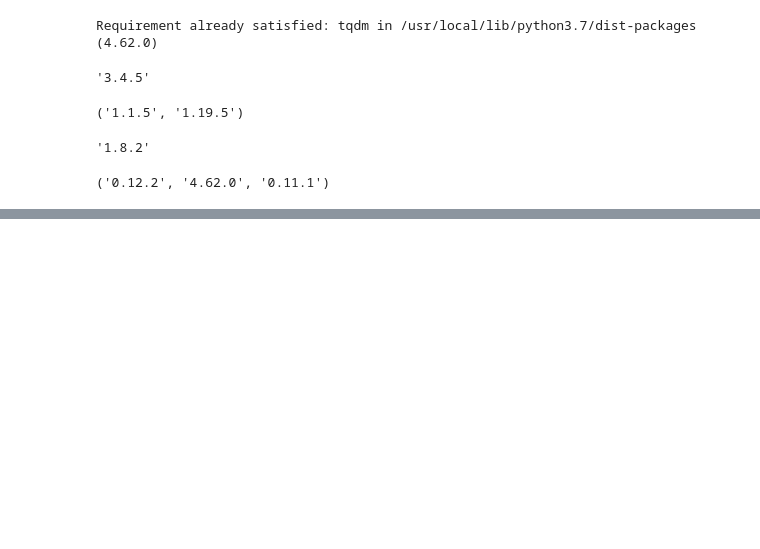
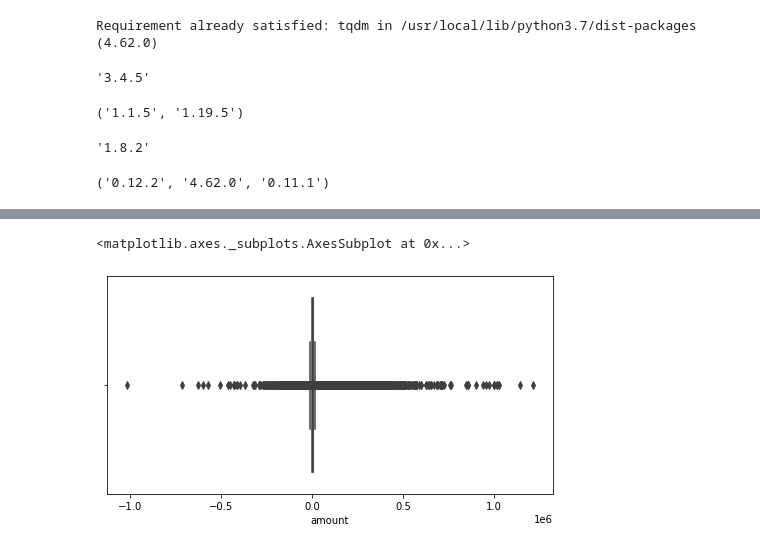
Before and after one commit to HWANG-HOE-SUN/Code-, a Jupyter notebook: 상점_신용카드매출_Solution필사.ipynb, the cells around one changed output, grey strips where cells are left out. Drawn from its saved outputs; the diff is of its cells as text; code cells hidden in the pictures; blank space fills up the shorter version.

```diff
--- a/상점_신용카드매출_Solution필사.ipynb
+++ b/상점_신용카드매출_Solution필사.ipynb
@@ -127,0 +168,3 @@ statsmodels.__version__, tqdm.__version__, sns.__version__
+# %%
+train = train.drop(['region','type_of_business'],axis=1)
+train.head()
@@ -127,0 +178,8 @@ statsmodels.__version__, tqdm.__version__, sns.__version__
+# %%
+### 매출액 이상치 확인
+
+plt.figure(figsize=(8,4))
+sns.boxplot(train['amount'])
+# %% [output]
+<matplotlib.axes._subplots.AxesSubplot at 0x...>
+[figure, added]
```
Also changed, not shown: parts of 13 cells of this notebook.
